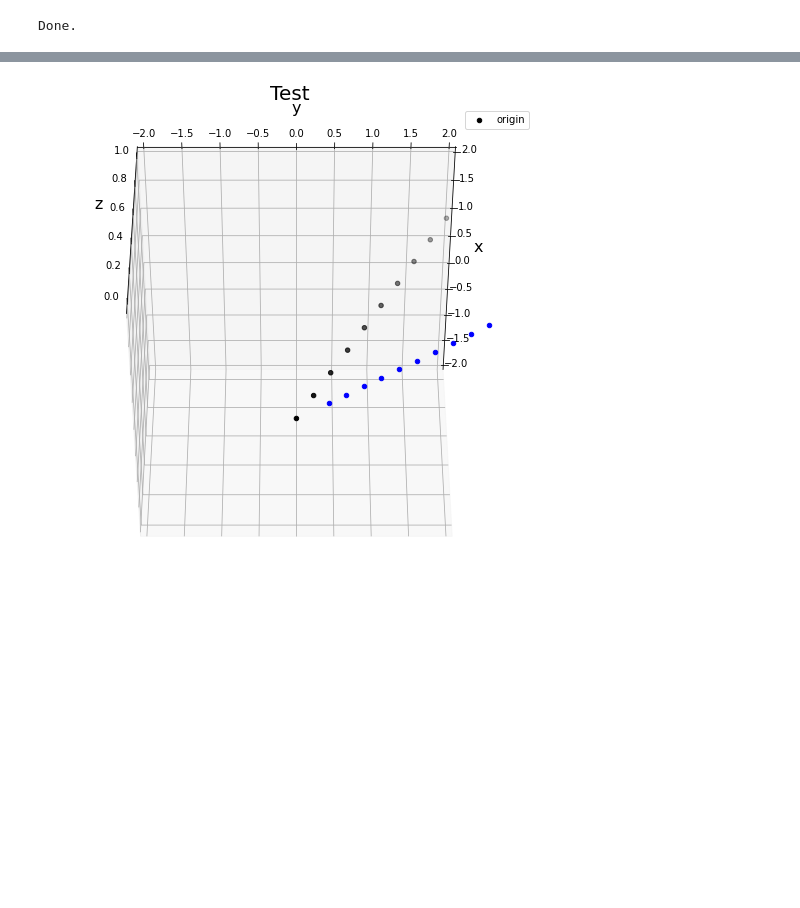
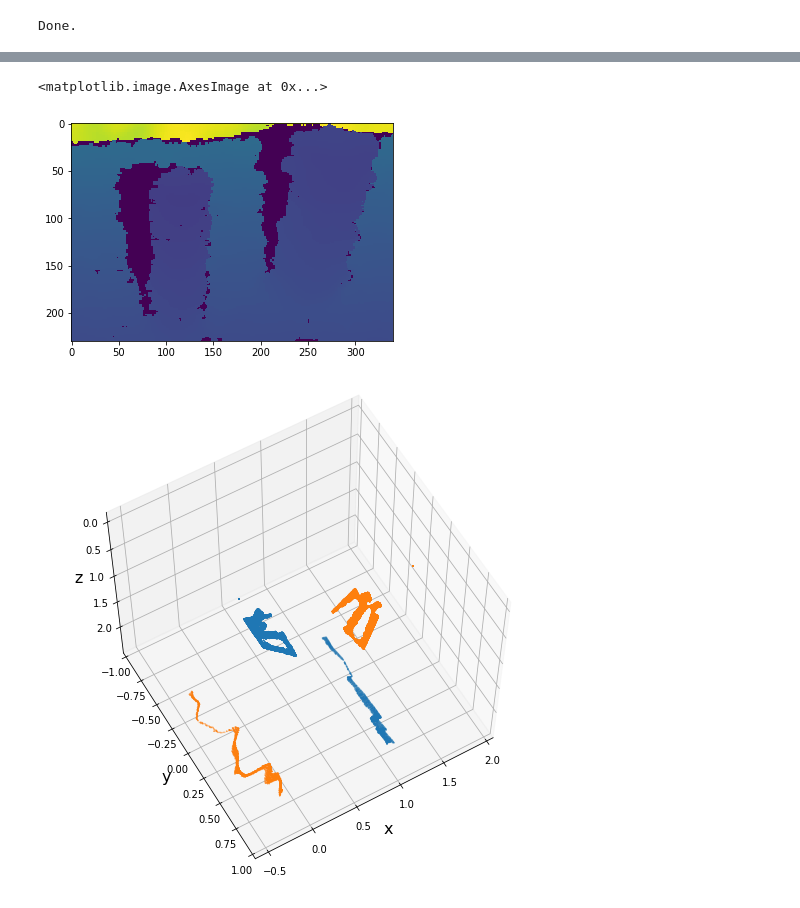
Before and after one commit to park-sangbeom/kinematics-usage, a Jupyter notebook: code/demo/demo_projection.ipynb, the cells around one changed output, grey strips where cells are left out. Saved outputs shown, nothing was run; the diff lists cells and outputs as text; code cells hidden in the pictures; blank space fills up the shorter version.

```diff
--- a/code/demo/demo_projection.ipynb
+++ b/code/demo/demo_projection.ipynb
@@ -103 +135,8 @@ plt.show()
+# %%
+data = np.load("./depth_data/depth_multi_objs.npy")
+# %%
+plt.imshow(data[150:-100,250:-50])
+# %% [output]
+<matplotlib.image.AxesImage at 0x...>
+[figure, added]
 # %%
@@ -106,29 +150,2 @@ orthograph_mat_rot_y_mat = Rotation_Y(np.deg2rad(45))
 orthograph_homo_mat = HT_matrix(Rotation=orthograph_mat_rot_y_mat,
                                 Position=orthograph_mat_trans)
-# %%
-x= np.linspace(start=0,stop=1, num=10)
-y= np.linspace(start=0, stop=2, num=10)
-z= np.linspace(start=0, stop=1, num=10)
-
-fig = plt.figure(figsize=(9,9))
-ax = fig.gca(projection='3d')
-for x_point, y_point, z_point in zip(x,y,z):
-    xyz_point = np.array([x_point, y_point, z_point, 1])
-    new_xyz_point = orthograph_homo_mat@xyz_point
-    ax.scatter(new_xyz_point[0], new_xyz_point[1], new_xyz_point[2], color="b")
-ax.scatter(x,y,z, color='k', label="origin")
-plt.legend()
-ax.set_xlabel("x", fontsize=16)
-ax.set_ylabel("y",fontsize=16)
-ax.set_zlabel("z", fontsize=16)
-ax.set_xlim(-2,2)
-ax.set_ylim(-2,2)
-# ax.set_zlim()
-# ax.view_init(0,0)
-ax.view_init(-45,0)
-
-# ax.set_zlim(0,1)
-plt.title("Test", fontsize=20)
-plt.show()
-# %% [output]
-[figure, removed]
@@ -134,0 +169,13 @@ plt.show()
+# %%
+fig = plt.figure(figsize=(9,9))
+ax = fig.gca(projection='3d')
+ax.scatter(x_lst, y_lst, z_lst, s=0.1)
+ax.scatter(new_xyz_point_lst[:,0], new_xyz_point_lst[:,1], new_xyz_point_lst[:,2],s=0.1)
+ax.set_xlabel("x", fontsize=16)
+ax.set_ylabel("y",fontsize=16)
+ax.set_zlabel("z", fontsize=16)
+ax.set_ylim(-1,1)
+ax.view_init(-90-np.rad2deg(np.math.pi/6),)
+# ax.view_init(0,-90)
+# %% [output]
+[figure, added]
```
Also changed, not shown: parts of 14 cells of this notebook, 16 other files.
